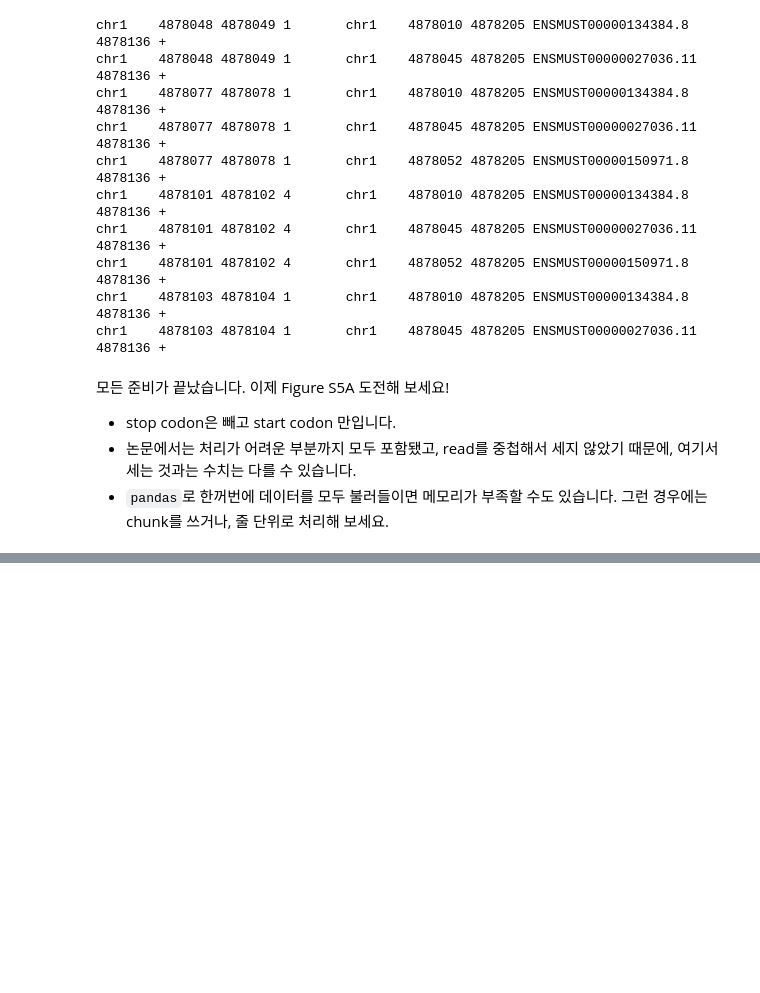
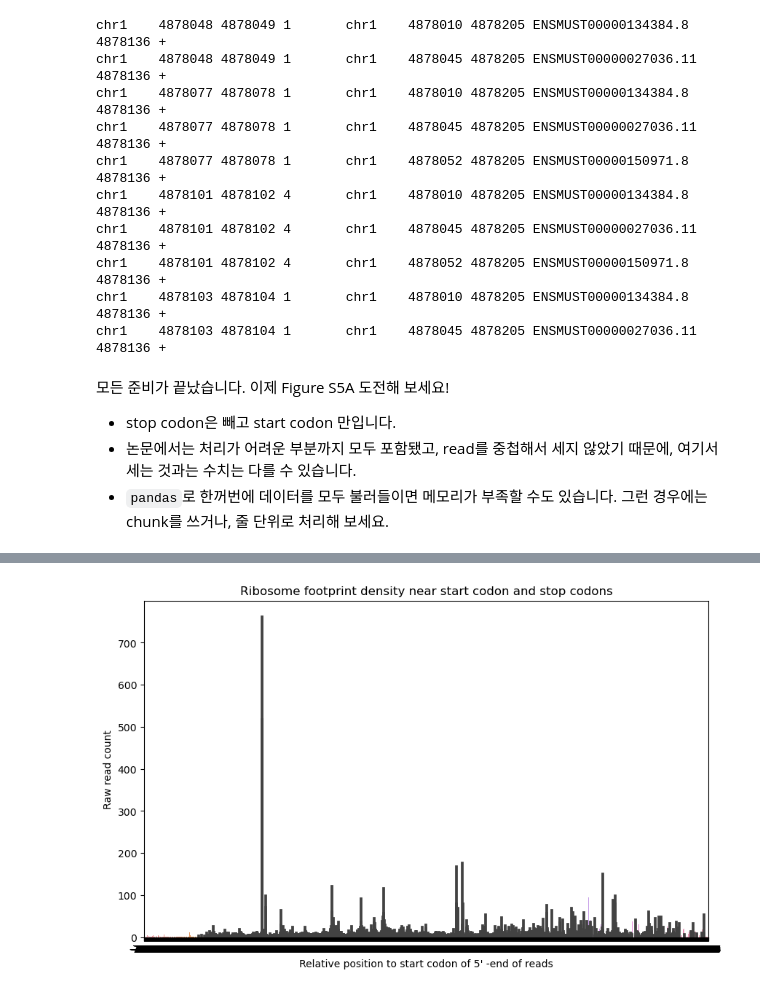
Before and after one commit to JiyoonKim0310/bioinfo1, a Jupyter notebook: CoLab_TermProj_2024_2.ipynb, the cells around one changed output, grey strips where cells are left out. Drawn from its saved outputs; the diff is of its cells as text; code cells hidden in the pictures; blank space fills up the shorter version.

```diff
--- a/CoLab_TermProj_2024_2.ipynb
+++ b/CoLab_TermProj_2024_2.ipynb
@@ -287,0 +256,11 @@ ModuleNotFoundError: No module named 'pandas'
+# %%
+import pandas as pd
+import matplotlib.pyplot as plt
+import seaborn as sns
+
+data_file = "/home/kjy/bioinfo1/binfo1-work/fivepcounts-filtered-RPF-siLuc.txt"
+df = pd.read_csv(data_file, sep='\t', header=None,
+                 names=["chrom1", "start1", "end1", "count1",
+                        "chrom2", "start2", "end2", "transcript_id", "start_codon", "strand"])
+
+df.head()
@@ -287,0 +274,11 @@ ModuleNotFoundError: No module named 'pandas'
+# %%
+df["relative_position"] = df["start1"] - df["start_codon"]
+# %%
+plt.figure(figsize=(10, 6))
+sns.barplot(x="relative_position", y="count1", data=df)
+plt.xlabel('Relative position to start codon of 5\' -end of reads')
+plt.ylabel('Raw read count')
+plt.title('Ribosome footprint density near start codon and stop codons')
+plt.show()
+# %% [output]
+[figure, added]
```
Also changed, not shown: parts of 2 cells of this notebook.
